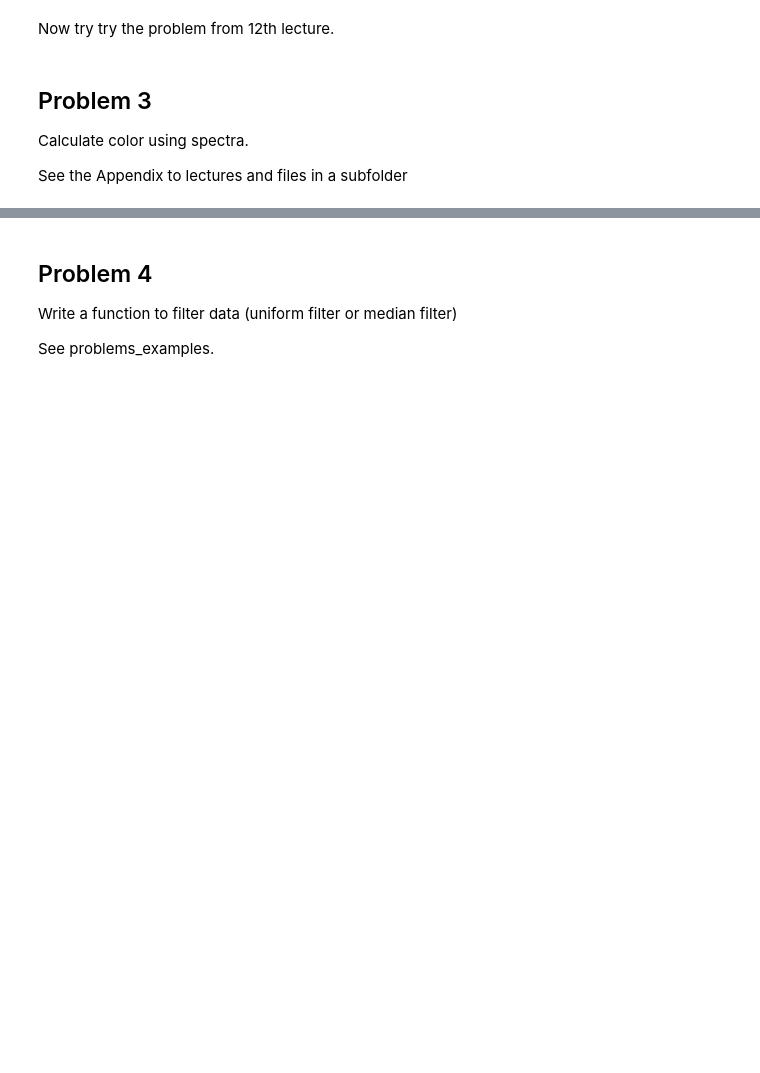
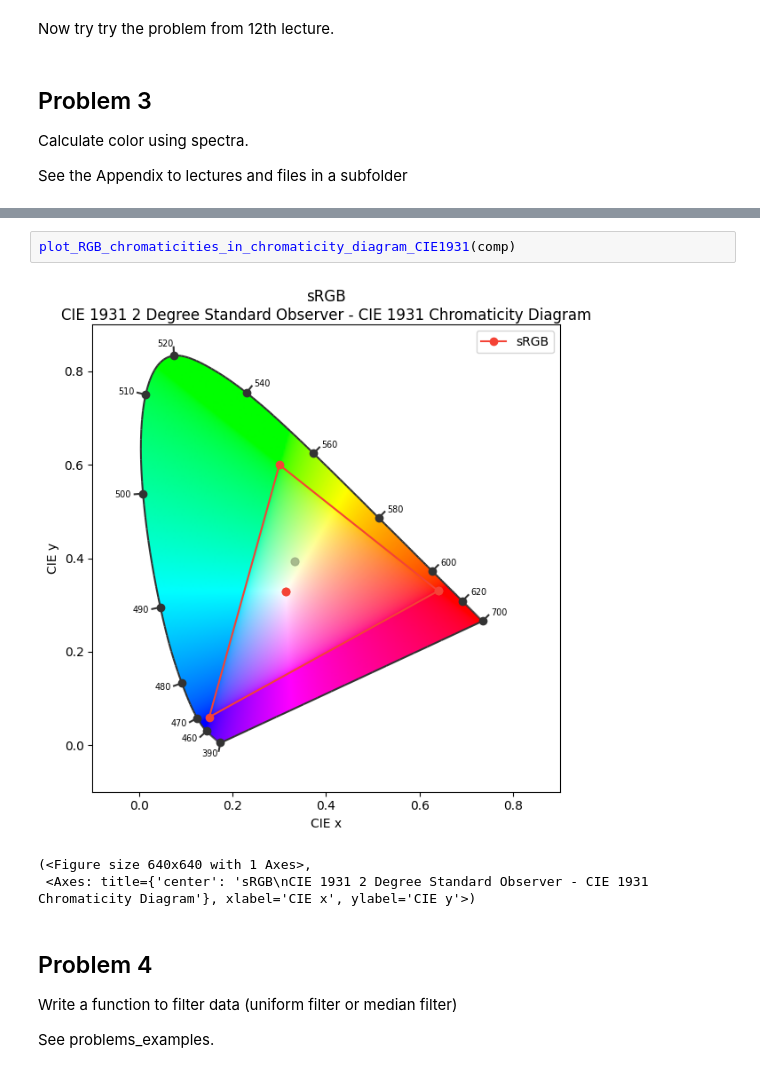
Before and after one commit to qrspeter/cust_itmo_2024, a Jupyter notebook: practices/practice_08.ipynb, the cells around one changed output, grey strips where cells are left out. Cells and saved outputs as stored; diff of their text form; blank space fills up the shorter version.

```diff
--- a/practices/practice_08.ipynb
+++ b/practices/practice_08.ipynb
@@ -66,3 +155,9 @@ See the Appendix to lectures and files in a subfolder
+# %%
+plot_RGB_chromaticities_in_chromaticity_diagram_CIE1931(comp)
+# %% [output]
+[figure, added]
+(<Figure size 640x640 with 1 Axes>,
+ <Axes: title={'center': 'sRGB\nCIE 1931 2 Degree Standard Observer - CIE 1931 Chromaticity Diagram'}, xlabel='CIE x', ylabel='CIE y'>)
 # %% [markdown]
 ## Problem 4
 
```
Also changed, not shown: parts of 9 cells of this notebook, 33 other files.
